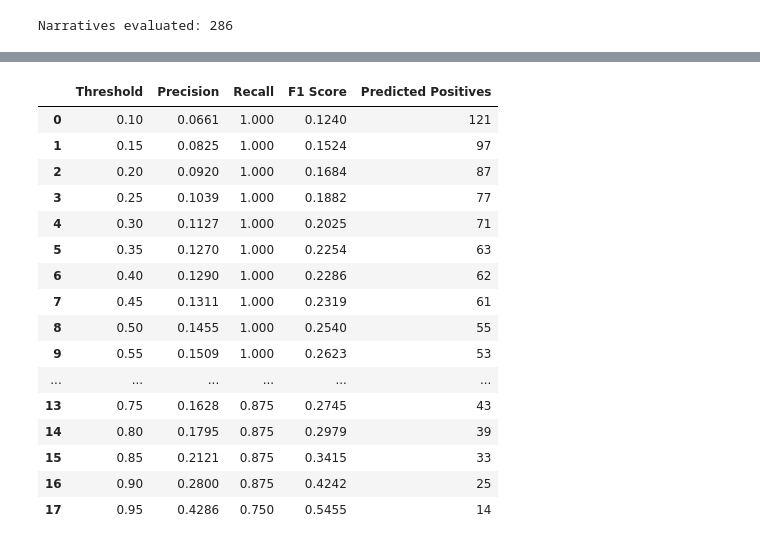
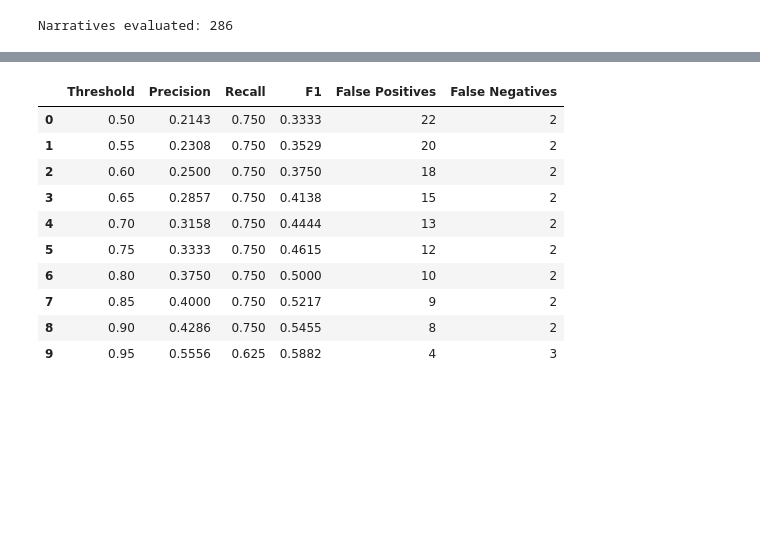
Before and after one commit to Njeri-Kiarie/Final_Capstone, a Jupyter notebook: Salama_DistilBERT_Training.ipynb, the cells around one changed output, grey strips where cells are left out. Saved outputs shown, nothing was run; the diff lists cells and outputs as text; code cells hidden in the pictures; blank space fills up the shorter version.

```diff
--- a/Salama_DistilBERT_Training.ipynb
+++ b/Salama_DistilBERT_Training.ipynb
@@ -43,8 +43,8 @@ import pandas as pd
 
 # Load the prepared datasets
 train_chunks = pd.read_json("train_chunks.json")
-dev_chunks = pd.read_json("dev_chunks_cleaned (2).json")
-test_chunks_df = pd.read_json("test_chunks_cleaned (2).json")
+dev_chunks = pd.read_json("dev_chunks (3).json")
+test_chunks_df = pd.read_json("test_chunks (3).json")
 
 # Check their shapes
 print("Training:", train_chunks.shape)
@@ -780,7 +792,7 @@ tokenizer = AutoTokenizer.from_pretrained(
 )
 
 # Examine the false negative
-false_negative_ids = ["Question 13", "Question 233", "Question 288"]
+false_negative_ids = ["Question 233", "Question 283", "Question 288"]
 
 for narrative_id in false_negative_ids:
 
@@ -1449,51 +1585,35 @@ The model demonstrated strong recall across the four GBV categories but produced
 # %%
-# Examining different thresholds for the childabuse_endangerment
-from sklearn.metrics import precision_score, recall_score, f1_score
-
-# Child abuse is the fourth category
+# Examining the child-abuse thresholds more closely
 child_idx = gbv_categories.index("childabuse_endangerment")
 
-child_true = y_true[:, child_idx]
-child_probs = y_prob[:, child_idx]
+child_results = []
 
-threshold_results = []
+for threshold in np.arange(0.50, 1.0, 0.05):
 
-for threshold in np.arange(0.1, 1.0, 0.05):
+    actual = y_true[:, child_idx]
+    predicted = (y_prob[:, child_idx] >= threshold).astype(int)
 
-    child_pred = (child_probs >= threshold).astype(int)
-
-    threshold_results.append({
-        "Threshold": round(threshold, 2),
-        "Precision": precision_score(
-            child_true, child_pred, zero_division=0
-        ),
-        "Recall": recall_score(
-            child_true, child_pred, zero_division=0
-        ),
-        "F1 Score": f1_score(
-            child_true, child_pred, zero_division=0
-        ),
-        "Predicted Positives": child_pred.sum()
+    child_results.append({
+        "Threshold": round(float(threshold), 2),
+        "Precision": precision_score(actual, predicted, zero_division=0),
+        "Recall": recall_score(actual, predicted, zero_division=0),
+        "F1": f1_score(actual, predicted, zero_division=0),
+        "False Positives": int(((actual == 0) & (predicted == 1)).sum()),
+        "False Negatives": int(((actual == 1) & (predicted == 0)).sum())
     })
 
-child_threshold_df = pd.DataFrame(threshold_results)
+child_threshold_df = pd.DataFrame(child_results)
 
 display(child_threshold_df.round(4))
 # %% [output]
-|  | Threshold | Precision | Recall | F1 Score | Predicted Positives |
-| 0 | 0.10 | 0.0661 | 1.000 | 0.1240 | 121 |
-| 1 | 0.15 | 0.0825 | 1.000 | 0.1524 | 97 |
-| 2 | 0.20 | 0.0920 | 1.000 | 0.1684 | 87 |
-| 3 | 0.25 | 0.1039 | 1.000 | 0.1882 | 77 |
-| 4 | 0.30 | 0.1127 | 1.000 | 0.2025 | 71 |
-| 5 | 0.35 | 0.1270 | 1.000 | 0.2254 | 63 |
-| 6 | 0.40 | 0.1290 | 1.000 | 0.2286 | 62 |
-| 7 | 0.45 | 0.1311 | 1.000 | 0.2319 | 61 |
-| 8 | 0.50 | 0.1455 | 1.000 | 0.2540 | 55 |
-| 9 | 0.55 | 0.1509 | 1.000 | 0.2623 | 53 |
-| ... | ... | ... | ... | ... | ... |
-| 13 | 0.75 | 0.1628 | 0.875 | 0.2745 | 43 |
-| 14 | 0.80 | 0.1795 | 0.875 | 0.2979 | 39 |
-| 15 | 0.85 | 0.2121 | 0.875 | 0.3415 | 33 |
-| 16 | 0.90 | 0.2800 | 0.875 | 0.4242 | 25 |
-| 17 | 0.95 | 0.4286 | 0.750 | 0.5455 | 14 |
+|  | Threshold | Precision | Recall | F1 | False Positives | False Negatives |
+| 0 | 0.50 | 0.2143 | 0.750 | 0.3333 | 22 | 2 |
+| 1 | 0.55 | 0.2308 | 0.750 | 0.3529 | 20 | 2 |
+| 2 | 0.60 | 0.2500 | 0.750 | 0.3750 | 18 | 2 |
+| 3 | 0.65 | 0.2857 | 0.750 | 0.4138 | 15 | 2 |
+| 4 | 0.70 | 0.3158 | 0.750 | 0.4444 | 13 | 2 |
+| 5 | 0.75 | 0.3333 | 0.750 | 0.4615 | 12 | 2 |
+| 6 | 0.80 | 0.3750 | 0.750 | 0.5000 | 10 | 2 |
+| 7 | 0.85 | 0.4000 | 0.750 | 0.5217 | 9 | 2 |
+| 8 | 0.90 | 0.4286 | 0.750 | 0.5455 | 8 | 2 |
+| 9 | 0.95 | 0.5556 | 0.625 | 0.5882 | 4 | 3 |
```
Also changed, not shown: parts of 65 cells of this notebook.
